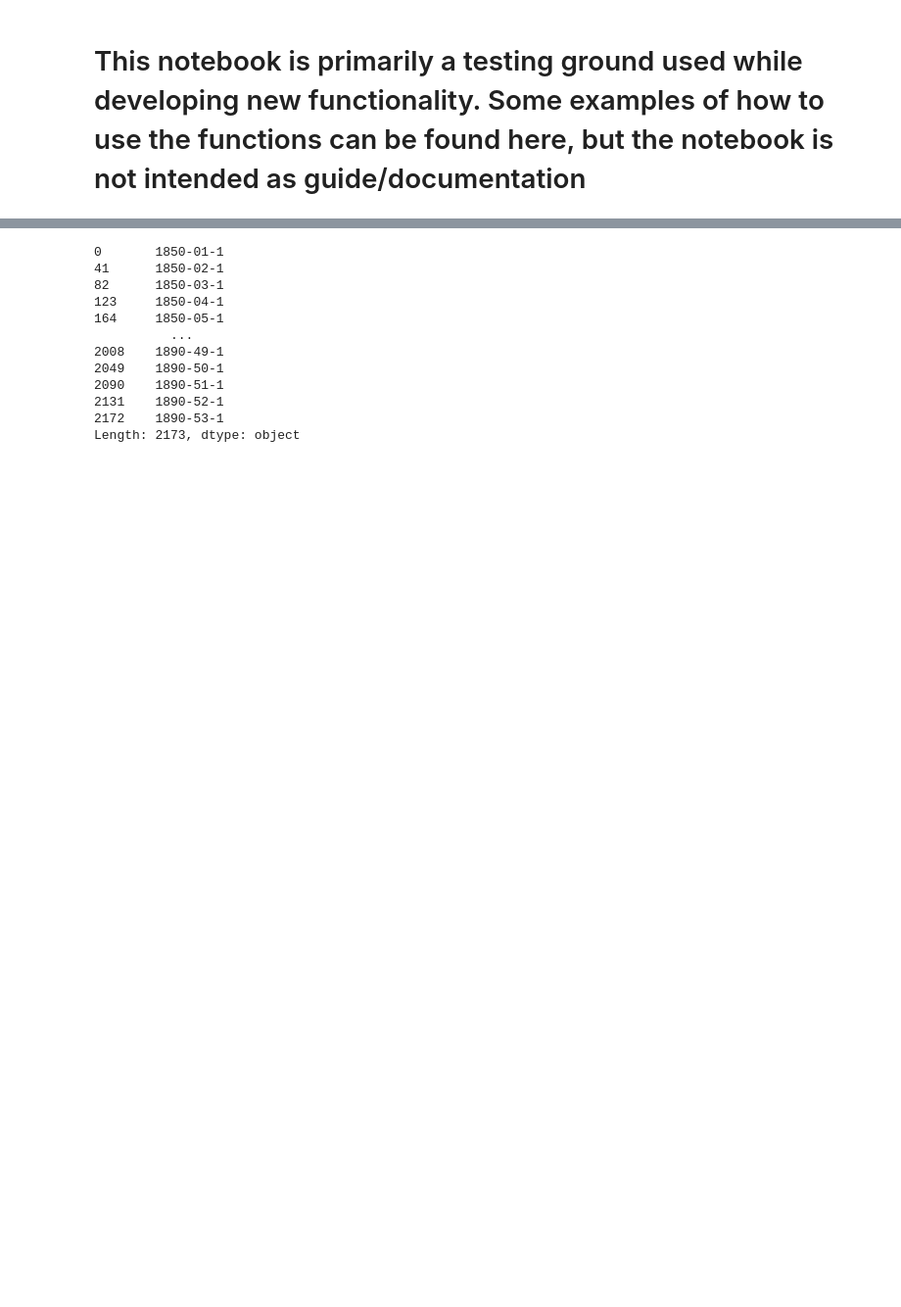
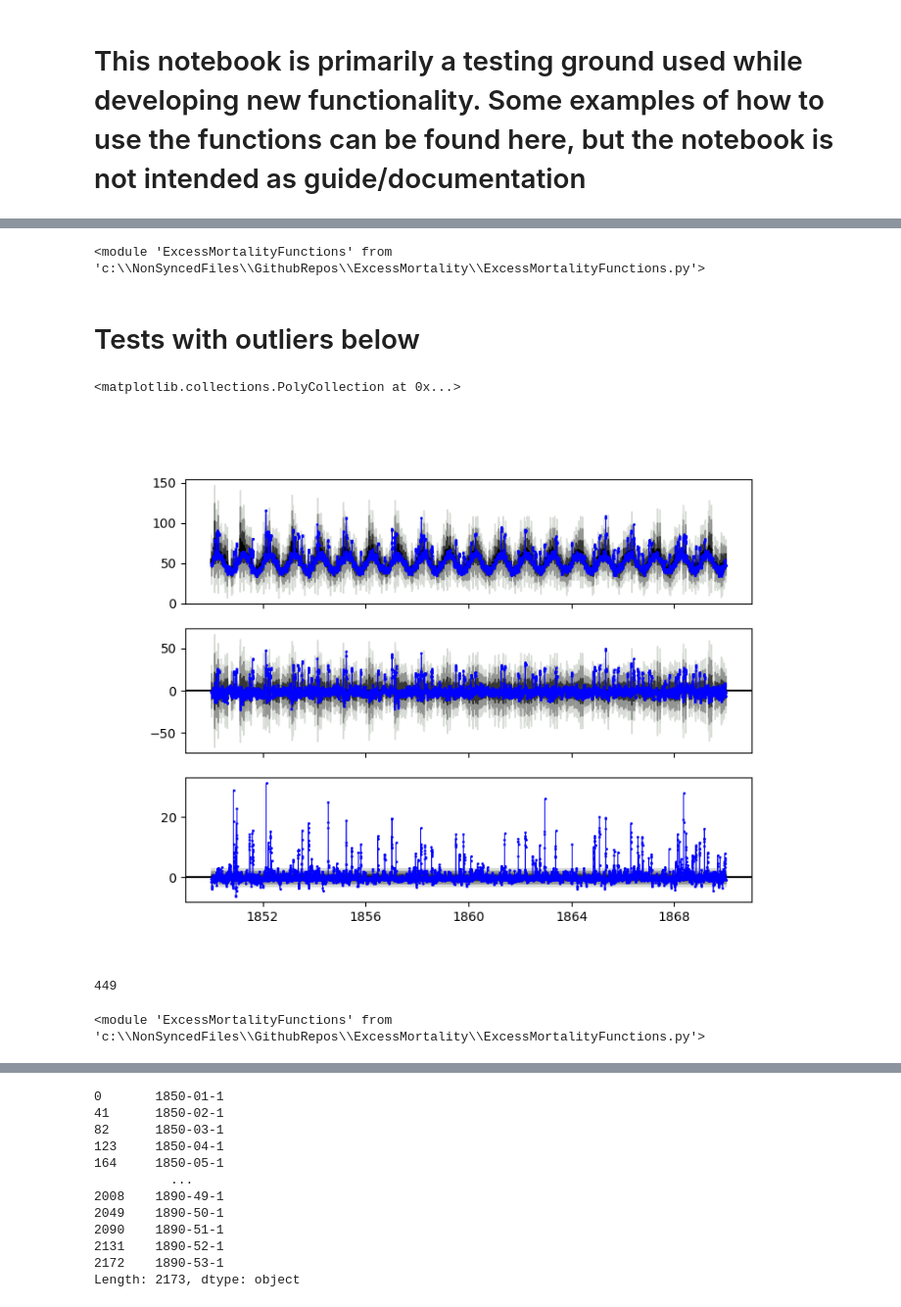
Before and after one commit to PandemiXcenter/ExcessMortality, a Jupyter notebook: TestingAndDevelopment.ipynb, the cells around one changed output, grey strips where cells are left out. Shown at 98% size. Cells and saved outputs as stored; diff of their text form; code cells hidden in the pictures; blank space fills up the shorter version.

```diff
--- a/TestingAndDevelopment.ipynb
+++ b/TestingAndDevelopment.ipynb
@@ -69,0 +107,4 @@ df = pd.DataFrame(
+# %%
+reload(emf)
+# %% [output]
+<module 'ExcessMortalityFunctions' from 'c:\\NonSyncedFiles\\GithubRepos\\ExcessMortality\\ExcessMortalityFunctions.py'>
@@ -70,3 +167,5 @@ df = pd.DataFrame(
+# %% [markdown]
+# Tests with outliers below
 # %%
 reload(emf)
 %matplotlib widget
@@ -73,0 +181,64 @@ numYears = 5
+# %%
+# curData = dfOut.Base4
+# curMean,curStd = emf.rnMean(curData,numYears = 12,timeResolution='Month')
+# curData = emf.groupByMonth(curData)
+
+curData = dfOut.Base3
+curData = curData.rolling(window=7,center=True).mean()
+
+# fig,ax = plt.subplots()
+# ax.plot(curData,'.-',ms=2,color='b',lw=0.5)
+numYears = 5
+curMean,curStd = emf.rnMean(curData,numYears = numYears,timeResolution='Day')
+# %%
+curExc,curZsc = emf.getExcessAndZscore(curData,curMean,curStd)
+# %%
+fig,axs = plt.subplots(3,1,figsize=(8,6),sharex=True)
+ax1,ax2,ax3 = axs
+ax1.plot(curMean,color='k')
+ax1.plot(curData,'.-',ms=2,color='b',lw=0.5)
+
+ax1.fill_between(curData.index,curMean-3*curStd,curMean+3*curStd,color='xkcd:light grey')
+ax1.fill_between(curData.index,curMean-2*curStd,curMean+2*curStd,color='xkcd:grey')
+ax1.fill_between(curData.index,curMean-curStd,curMean+curStd,color='xkcd:dark grey')
+
+
+ax2.axhline(0,color='k')
+ax2.plot(curExc,'.-',ms=2,color='b',lw=0.5)
+ax2.fill_between(curData.index,-3*curStd,+3*curStd,color='xkcd:light grey')
+ax2.fill_between(curData.index,-2*curStd,+2*curStd,color='xkcd:grey')
+ax2.fill_between(curData.index,-curStd,+curStd,color='xkcd:dark grey')
+
+
+ax3.axhline(0,color='k')
+ax3.plot(curZsc,'.-',ms=2,color='b',lw=0.5)
+ax3.fill_between(curData.index,-3*np.ones(curStd.shape),+3*np.ones(curStd.shape),color='xkcd:light grey')
+ax3.fill_between(curData.index,-2*np.ones(curStd.shape),+2*np.ones(curStd.shape),color='xkcd:grey')
+ax3.fill_between(curData.index,-np.ones(curStd.shape),+np.ones(curStd.shape),color='xkcd:dark grey')
+
+
+
+# ax1.set_xlim([
+#     np.datetime64('1865-01-01'),
+#     np.datetime64('1870-01-01')
+# ])
+# ax1.plot(curData.loc[curZsc[curZsc > 2].index],'*m')
+# ax1.plot(curData.loc[curZsc[curZsc > 3].index],'*r')
+# %% [output]
+<matplotlib.collections.PolyCollection at 0x...>
+[figure, added]
+# %%
+curZscoreThreshold = 3
+
+curDataRemove = curData.copy()
+curDataRemove.loc[curZsc[curZsc > curZscoreThreshold].index] = np.nan
+
+# print((curZsc > curZscoreThreshold).sum())
+numOutside = (curZsc > curZscoreThreshold).sum()
+print(numOutside)
+# %% [output]
+449
+# %%
+reload(emf)
+# %% [output]
+<module 'ExcessMortalityFunctions' from 'c:\\NonSyncedFiles\\GithubRepos\\ExcessMortality\\ExcessMortalityFunctions.py'>
```
Also changed, not shown: parts of 31 cells of this notebook, 1 other file.
